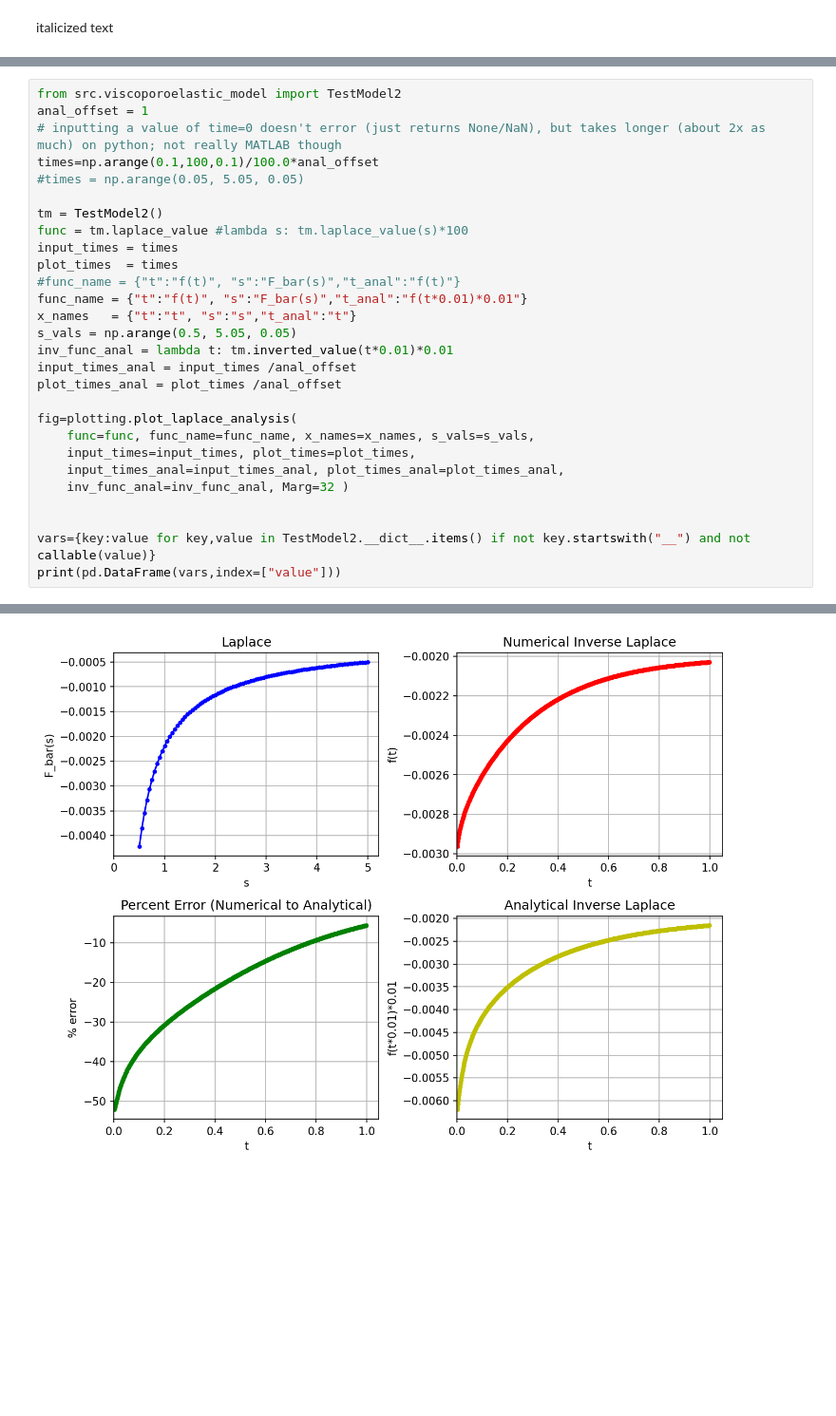
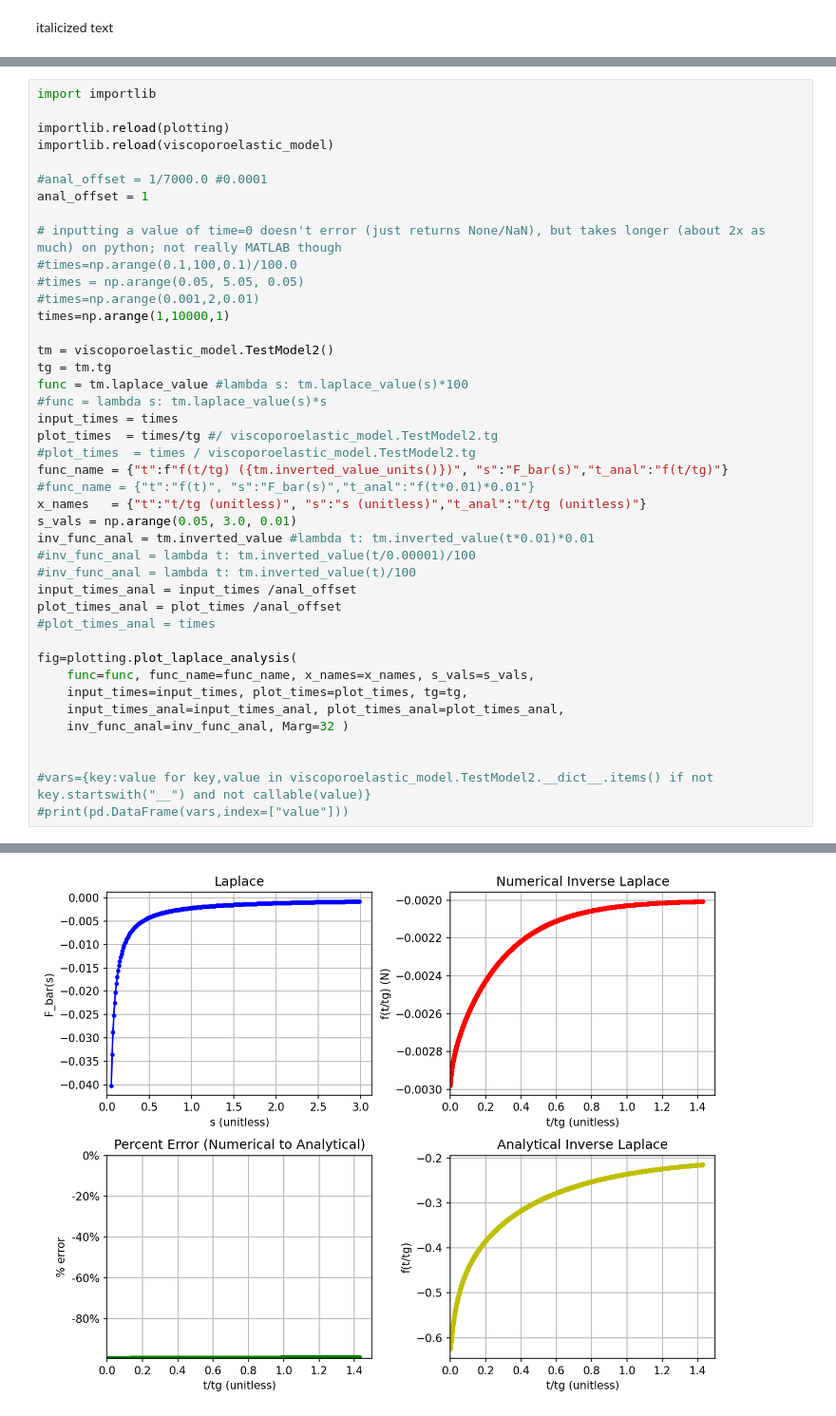
Before and after one commit to ryerrabelli/Yerrabelli-Spector-Poroelastic-Model-Code, a Jupyter notebook: src/colab.ipynb, the cells around one changed output, grey strips where cells are left out. Shown at 95% size. Cells and saved outputs as stored; diff of their text form; blank space fills up the shorter version.

Commit message:
Testing inverse laplace. Among other things, realized that there was an issue with units where the input to the inversion algorithm really should be unitless.

```diff
--- a/src/colab.ipynb
+++ b/src/colab.ipynb
@@ -191,31 +191,45 @@ Time taken in sec: 0.010641336441040039
 value    0.5  0.007       0.0001  1000.0
 [figure]
 # %%
-from src.viscoporoelastic_model import TestModel2
+import importlib
+
+importlib.reload(plotting)
+importlib.reload(viscoporoelastic_model)
+
+#anal_offset = 1/7000.0 #0.0001
 anal_offset = 1
+
 # inputting a value of time=0 doesn't error (just returns None/NaN), but takes longer (about 2x as much) on python; not really MATLAB though
-times=np.arange(0.1,100,0.1)/100.0*anal_offset
+#times=np.arange(0.1,100,0.1)/100.0
 #times = np.arange(0.05, 5.05, 0.05)
+#times=np.arange(0.001,2,0.01)
+times=np.arange(1,10000,1)
 
-tm = TestModel2()
+tm = viscoporoelastic_model.TestModel2()
+tg = tm.tg
 func = tm.laplace_value #lambda s: tm.laplace_value(s)*100
+#func = lambda s: tm.laplace_value(s)*s
 input_times = times
-plot_times  = times
-#func_name = {"t":"f(t)", "s":"F_bar(s)","t_anal":"f(t)"}
-func_name = {"t":"f(t)", "s":"F_bar(s)","t_anal":"f(t*0.01)*0.01"}
-x_names   = {"t":"t", "s":"s","t_anal":"t"}
-s_vals = np.arange(0.5, 5.05, 0.05)
-inv_func_anal = lambda t: tm.inverted_value(t*0.01)*0.01
+plot_times  = times/tg #/ viscoporoelastic_model.TestModel2.tg
+#plot_times  = times / viscoporoelastic_model.TestModel2.tg
+func_name = {"t":f"f(t/tg) ({tm.inverted_value_units()})", "s":"F_bar(s)","t_anal":"f(t/tg)"}
+#func_name = {"t":"f(t)", "s":"F_bar(s)","t_anal":"f(t*0.01)*0.01"}
+x_names   = {"t":"t/tg (unitless)", "s":"s (unitless)","t_anal":"t/tg (unitless)"}
+s_vals = np.arange(0.05, 3.0, 0.01)
+inv_func_anal = tm.inverted_value #lambda t: tm.inverted_value(t*0.01)*0.01
+#inv_func_anal = lambda t: tm.inverted_value(t/0.00001)/100
+#inv_func_anal = lambda t: tm.inverted_value(t)/100
 input_times_anal = input_times /anal_offset
 plot_times_anal = plot_times /anal_offset
+#plot_times_anal = times
 
 fig=plotting.plot_laplace_analysis(
     func=func, func_name=func_name, x_names=x_names, s_vals=s_vals,
-    input_times=input_times, plot_times=plot_times,
+    input_times=input_times, plot_times=plot_times, tg=tg,
     input_times_anal=input_times_anal, plot_times_anal=plot_times_anal,
     inv_func_anal=inv_func_anal, Marg=32 )
 
 
-vars={key:value for key,value in TestModel2.__dict__.items() if not key.startswith("__") and not callable(value)}
-print(pd.DataFrame(vars,index=["value"]))
+#vars={key:value for key,value in viscoporoelastic_model.TestModel2.__dict__.items() if not key.startswith("__") and not callable(value)}
+#print(pd.DataFrame(vars,index=["value"]))
 # %% [output]
@@ -227,4 +237,4 @@ value   0  0.007  ...  0.003  <staticmethod object at 0x...>
-[figure, old version]
+[figure, new version]
 # %%
 anal_offset = 1
 # inputting a value of time=0 doesn't error (just returns None/NaN), but takes longer (about 2x as much) on python; not really MATLAB though
```
Also changed, not shown: parts of 8 cells of this notebook, 9 other files.
